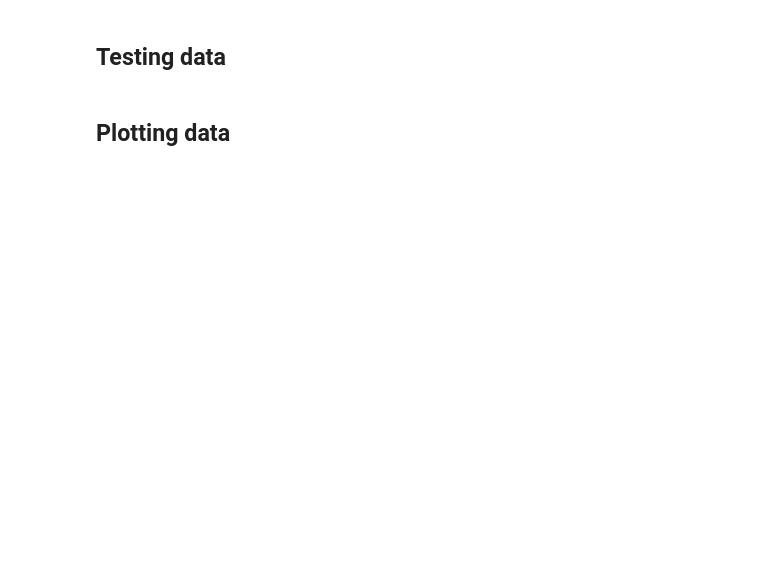
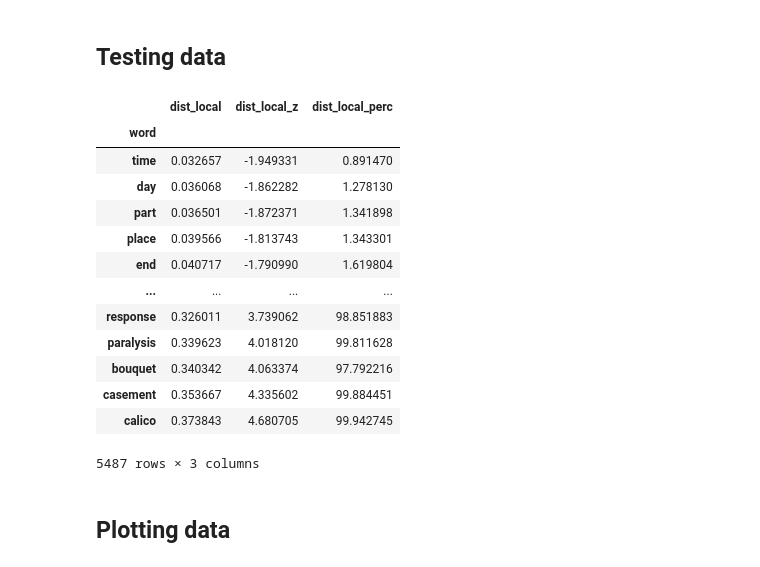
Before and after one commit to quadrismegistus/koselleck, a Jupyter notebook: koselleck/dists/dists.ipynb, the cells around one changed output. Drawn from its saved outputs; the diff is of its cells as text; code cells hidden in the pictures; blank space fills up the shorter version.

```diff
--- a/koselleck/dists/dists.ipynb
+++ b/koselleck/dists/dists.ipynb
@@ -127,3 +215,18 @@ df = get_all_localdists()
 # %%
-dfm_word = df.groupby('word').mean().sort_values('dist_local')
-# dfm_word
+dfm_word = alldist_df.groupby('word').mean().sort_values('dist_local')
+dfm_word
+# %% [output]
+|  | dist_local | dist_local_z | dist_local_perc |
+| word |  |  |  |
+| time | 0.032657 | -1.949331 | 0.891470 |
+| day | 0.036068 | -1.862282 | 1.278130 |
+| part | 0.036501 | -1.872371 | 1.341898 |
+| place | 0.039566 | -1.813743 | 1.343301 |
+| end | 0.040717 | -1.790990 | 1.619804 |
+| ... | ... | ... | ... |
+| response | 0.326011 | 3.739062 | 98.851883 |
+| paralysis | 0.339623 | 4.018120 | 99.811628 |
+| bouquet | 0.340342 | 4.063374 | 97.792216 |
+| casement | 0.353667 | 4.335602 | 99.884451 |
+| calico | 0.373843 | 4.680705 | 99.942745 |
+5487 rows × 3 columns
```
Also changed, not shown: parts of 30 cells of this notebook, 8 other files.
